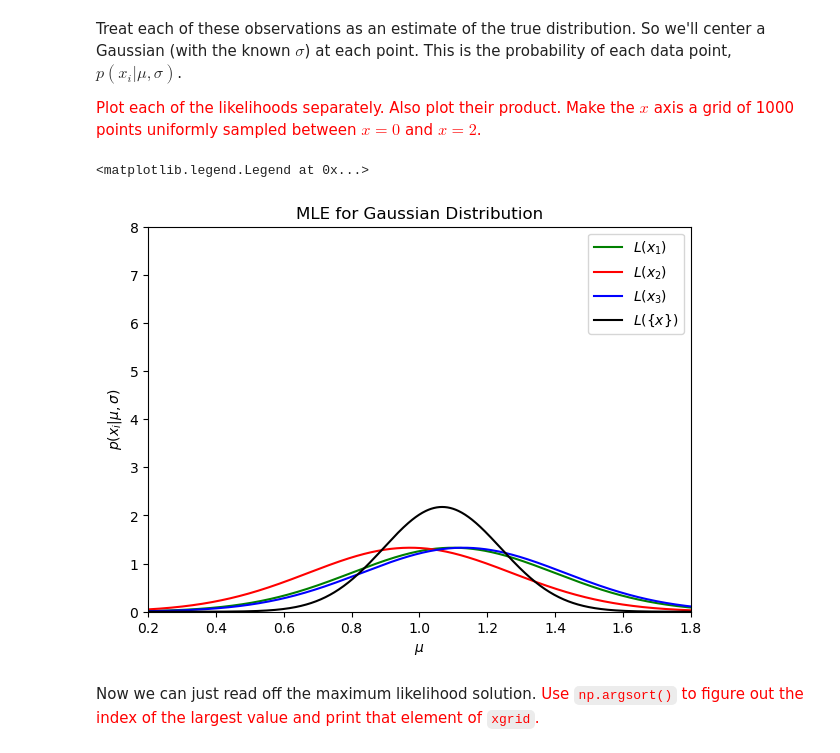
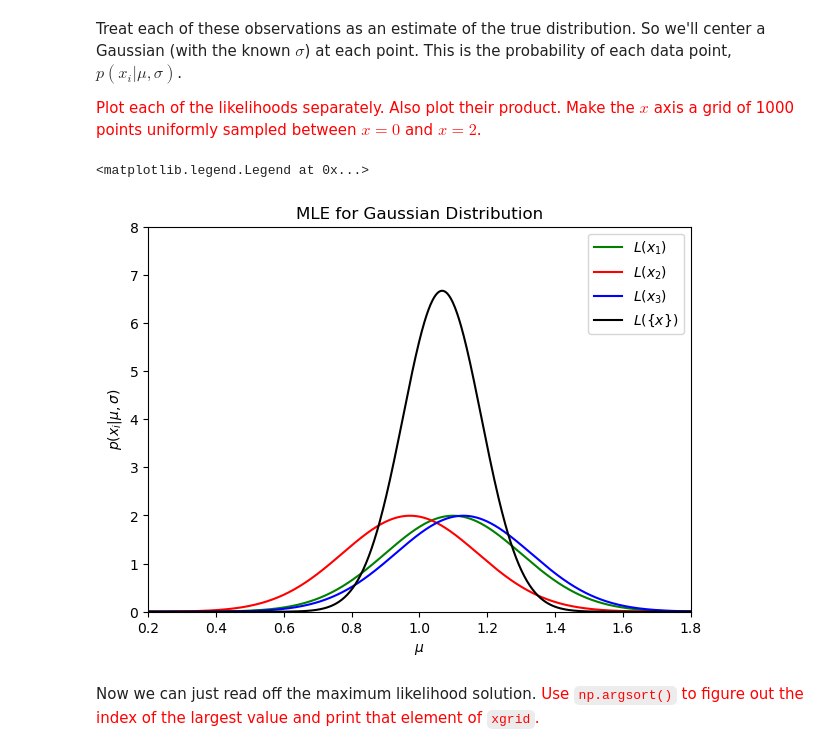
Before and after one commit to agupta-umiss/phys629-fall-2023, a Jupyter notebook: student_folders/amitesh_singh/lecture_9_AmiteshSingh.ipynb, the cells around one changed output. Drawn from its saved outputs; the diff is of its cells as text; code cells hidden in the pictures.

```diff
--- a/student_folders/amitesh_singh/lecture_9_AmiteshSingh.ipynb
+++ b/student_folders/amitesh_singh/lecture_9_AmiteshSingh.ipynb
@@ -162,8 +162,8 @@ N = 3 #Complete
 mu = 1.0
 sigma = 0.2
 np.random.seed(42)
-sample = scipy.stats.norm(mu,sigma).rvs(N)
-print(sample)
+samples = scipy.stats.norm(mu,sigma).rvs(N)
+print(samples)
 # %% [output]
 [1.09934283 0.97234714 1.12953771]
 # %% [markdown]
@@ -173,26 +173,26 @@ Treat each of these observations as an estimate of the true distribution. So we'
 # %%
 #Make the plot and see if you get the same as me.
 xgrid = np.linspace(0,2,1000)
-L1 = scipy.stats.norm.pdf(xgrid,loc=1.09934283,scale=0.3) #This is a Gaussian PDF sampled uniformly, centered at a specific location.
-L2 = scipy.stats.norm.pdf(xgrid,loc=.97234714,scale=0.3)
-L3 = scipy.stats.norm.pdf(xgrid,loc=1.12953771,scale=0.3)
+L1 = scipy.stats.norm.pdf(xgrid,loc=samples[0],scale=sigma) #This is a Gaussian PDF sampled uniformly, centered at a specific location.
+L2 = scipy.stats.norm.pdf(xgrid,loc=samples[1],scale=sigma)
+L3 = scipy.stats.norm.pdf(xgrid,loc=samples[2],scale=sigma)
 L = L1*L2*L3 #Total L is the product of each of individual L's
 
 fig, ax = plt.subplots(figsize=(7, 5))
 plt.plot(xgrid, L1, ls='-', c='green', label=r'$L(x_1)$')
 plt.plot(xgrid, L2, ls='-', c='red', label=r'$L(x_2)$')
 plt.plot(xgrid, L3, ls='-', c='blue', label=r'$L(x_3)$')
 plt.plot(xgrid, L, ls='-', c='black', label=r'$L(\{x\})$')
 
 plt.xlim(0.2, 1.8)
 plt.ylim(0, 8.0)
 plt.xlabel('$\mu$') #Leave out or adjust if no latex
 plt.ylabel(r'$p(x_i|\mu,\sigma)$') #Leave out or adjust if no latex
 plt.title('MLE for Gaussian Distribution')
 plt.legend()
 # %% [output]
 <matplotlib.legend.Legend at 0x...>
-[figure, old version]
+[figure, new version]
 # %% [markdown]
 Now we can just read off the maximum likelihood solution.  <font color='red'>Use `np.argsort()` to figure out the index of the largest value and print that element of `xgrid`.</font>
 # %%
```
